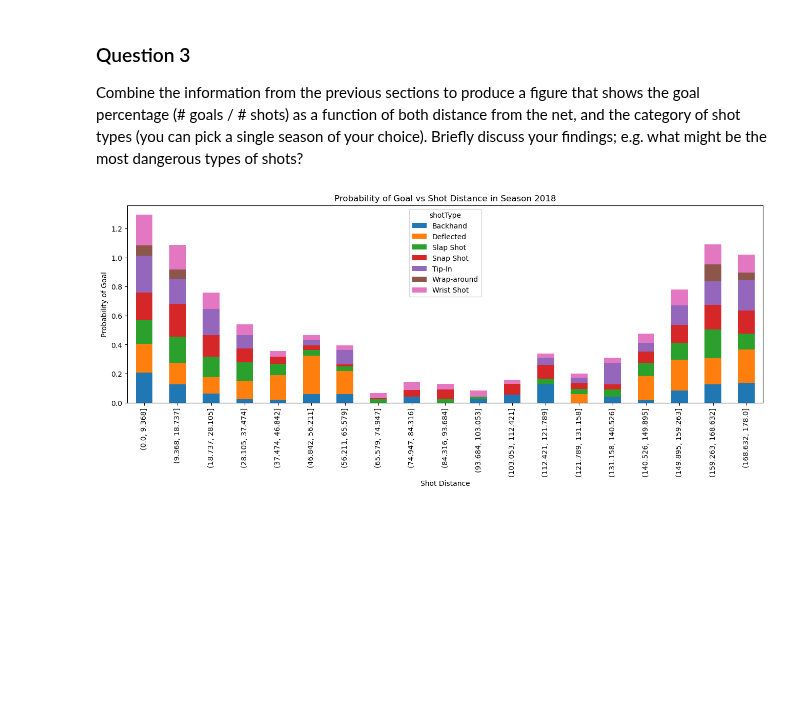
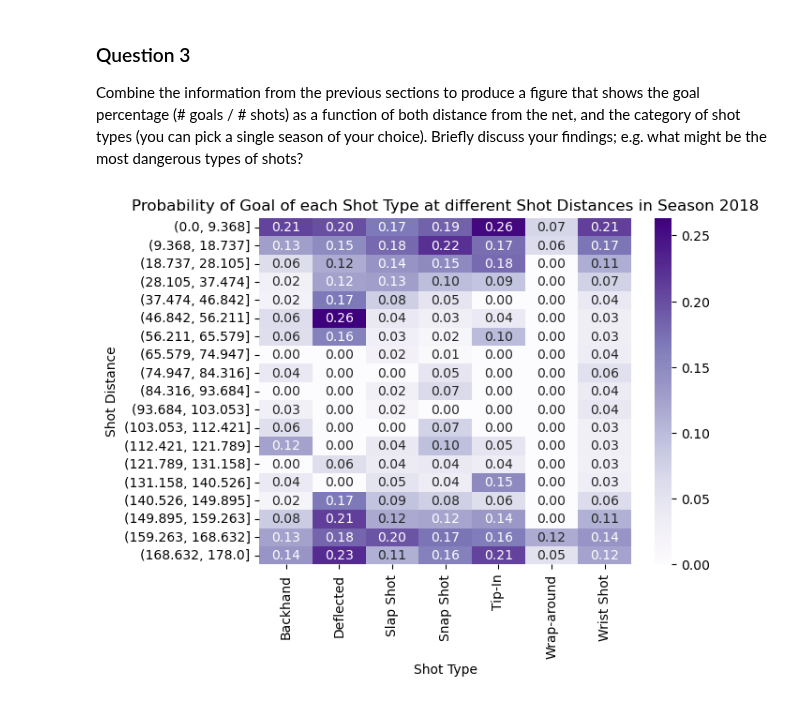
Before and after one commit to K-kiron/NHL-Analysis, a Jupyter notebook: Milestone1/visualizations/simple_visualization.ipynb, the cells around one changed output. Cells and saved outputs as stored; diff of their text form; code cells hidden in the pictures; blank space fills up the shorter version.

```diff
--- a/Milestone1/visualizations/simple_visualization.ipynb
+++ b/Milestone1/visualizations/simple_visualization.ipynb
@@ -88,18 +68,26 @@ def year_integration(path, year) -> pd.DataFrame:
 Produce a figure comparing the shot types over all teams (i.e. just aggregate all of the shots), in a season of your choosing. Overlay the number of goals overtop the number of shots.
 What appears to be the most dangerous type of shot? The most common type of shot? Why did you choose this figure? Add this figure and discussion to your blog post.
 # %%
-year = 2016
+year = 2018
 df = year_integration(DATA_PATH, year)
 df.reset_index(drop=True, inplace=True)
 df_goal = df[df['eventType'] == 'Goal'].reset_index(drop=True)
+all_shots = df['shotType'].value_counts()
+goaled_shots = df_goal['shotType'].value_counts()
+goaled_shots_percentage = goaled_shots / all_shots
+goaled_shots_percentage.sort_values(ascending=False, inplace=True)
+
+
 
 plt.figure(figsize=(16, 5))
 plt.subplot(1, 2, 1)
-df['shotType'].value_counts().plot(kind='bar')
-plt.title('All Shot types')
+plt.bar(all_shots.index, all_shots)
+plt.xticks(rotation=90)
+plt.title('Count of each shot type')
 plt.subplot(1, 2, 2)
-df_goal['shotType'].value_counts().plot(kind='bar')
-plt.title('Goaled Shot types')
+plt.bar(goaled_shots_percentage.index, goaled_shots_percentage)
+plt.xticks(rotation=90)
+plt.title('Probability of goal for each shot type')
 plt.suptitle('Shot types of {} season'.format(year))
 plt.show()
 # %% [output]
@@ -163,23 +152,28 @@ Briefly discuss your findings; e.g. what might be the most dangerous types of sh
 # %%
 def calculate_probability_distance_shottypes(year):
     df = year_integration(DATA_PATH, year)
     df['shotDistance'] = df.apply(calculate_shot_distance, axis=1)
     df['shotDistanceBin'] = pd.cut(df['shotDistance'], bins=bins)
-    df_shot = df[df['eventType'] == 'Shot'].reset_index(drop=True)
     df_goal = df[df['eventType'] == 'Goal'].reset_index(drop=True)
-    df_goal_count = df_goal.groupby(['shotDistanceBin', 'shotType']).count()['eventType']
-    df_total_count = df.groupby(['shotDistanceBin', 'shotType']).count()['eventType']
-    df_goal_prob = df_goal_count / df_total_count
-    df_goal_prob = df_goal_prob.unstack()
-    df_goal_prob.plot(kind='bar', stacked=True, figsize=(16, 5))
-    plt.xlabel('Shot Distance')
-    plt.ylabel('Probability of Goal')
-    plt.title('Probability of Goal vs Shot Distance in Season {}'.format(year))
+    df_goal_st_count = df_goal.groupby(['shotDistanceBin', 'shotType']).count()['eventType']
+    df_total_st_count = df.groupby(['shotDistanceBin', 'shotType']).count()['eventType']
+    df_goal_st_prob = df_goal_st_count / df_total_st_count
+    df_goal_st_prob = df_goal_st_prob.unstack()
+    df_goal_st_prob.fillna(0, inplace=True)
+    # df_goal_st_prob.plot(kind='bar', stacked=True, figsize=(16, 5))
+    # plt.xlabel('Shot Distance')
+    # plt.ylabel('Probability of Goal')
+    # plt.title('Probability of Goal at different Shot Distances in Season {}'.format(year))
+    # plt.show()
+    sns.heatmap(df_goal_st_prob, annot=True, fmt='.2f', cmap='Purples')
+    plt.title('Probability of Goal of each Shot Type at different Shot Distances in Season {}'.format(year))
+    plt.xlabel('Shot Type')
+    plt.ylabel('Shot Distance')
     plt.show()
 
 
 
 
 calculate_probability_distance_shottypes(2018)
 # %% [output]
-[figure, old version]
+[figure, new version]
```
Also changed, not shown: parts of 4 cells of this notebook, 7 other files.
